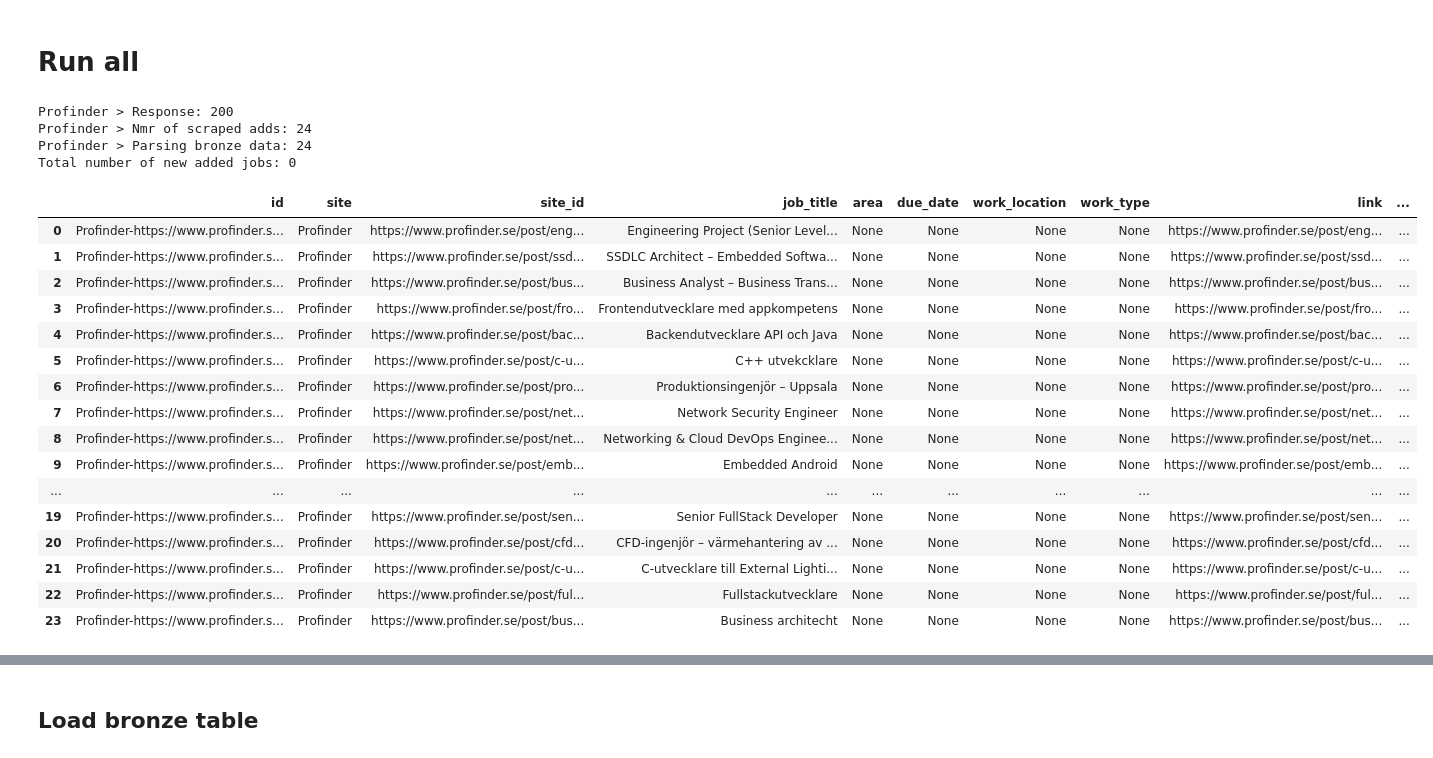
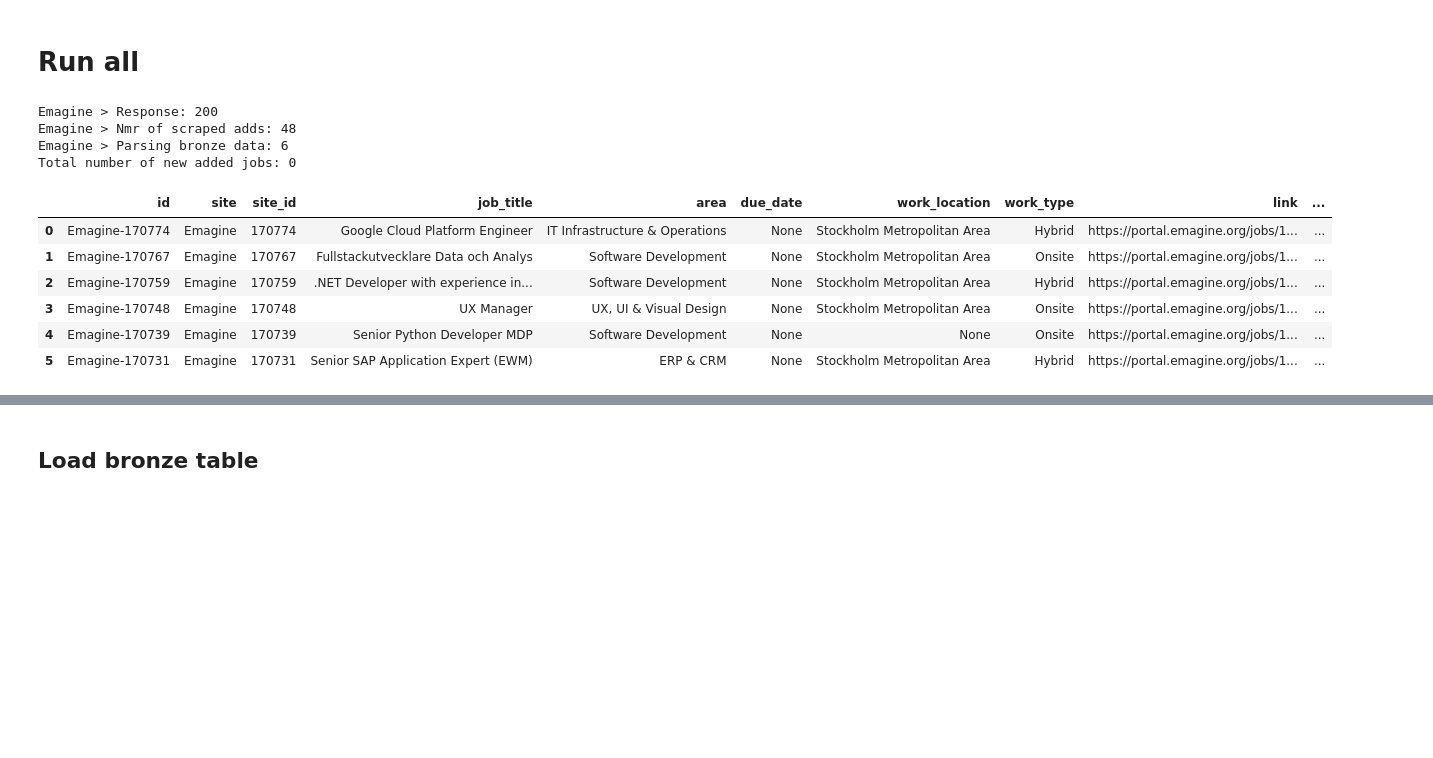
Before and after one commit to mimmitheresia/data_science-repo, a Jupyter notebook: jobscraping/notebooks/scrape_jobs.ipynb, the cells around one changed output, grey strips where cells are left out. Cells and saved outputs as stored; diff of their text form; code cells hidden in the pictures; blank space fills up the shorter version.

Commit message:
manufacturing - incl scrapers until regent

```diff
--- a/jobscraping/notebooks/scrape_jobs.ipynb
+++ b/jobscraping/notebooks/scrape_jobs.ipynb
@@ -24,51 +24,41 @@ from src.scrapers.upgraded_scraper import UpgradedScraper
 
 
 scrapers = [AfryScraper(), AliantScraper(), ASocietyScraper(), CinodeScraper(), CombitechScraper(), EmagineScraper(), EworkScraper(), ITCNetworkScraper(), NikitaScraper(), ProfinderScraper(), RegentScraper(), SenterpriseScraper(), SigmaScraper(), TingentScraper(), UpgradedScraper()]
-scrapers = [ProfinderScraper()] #Cindoe
+scrapers = [EmagineScraper()] #Cindoe
 #scrapers = []
 
 nr_ads_pre = len(load_local_data())
 
 for s in scrapers:
     response = s.request_status()
     scraped_payload_dict = s.scrape_jobs_payloads_dict(response)
 
     old_payload_data = load_local_data(file_name='jobs_payloads.csv')
     old_payload_dict = dict(zip(old_payload_data['id'], old_payload_data['raw_payload']))
     old_bronze_data = load_local_data()
 
     new_payload_dict = s.return_new_payloads(new_dict=scraped_payload_dict, old_dict=old_payload_dict)
     new_bronze_data = s.parse_bronze_data(new_payload_dict)
 
     updated_payload_dict = s.concat_dicts(new_payload_dict, old_payload_dict)
     updated_payload_data = pd.DataFrame(list(updated_payload_dict.items()), columns=['id','raw_payload'])
     updated_bronze_data = s.concat_new_rows(new_bronze_data, old_bronze_data)
 
     #unload_local_data(updated_payload_data, file_name='jobs_payloads.csv')
     #unload_local_data(updated_bronze_data)
 
 nr_ads_post = len(pd.read_csv('../data/bronze/jobs.csv'))
 print('Total number of new added jobs:', nr_ads_post-nr_ads_pre)
 new_bronze_data
 # %% [output]
-Profinder > Response: 200
-Profinder > Nmr of scraped adds: 24
-Profinder > Parsing bronze data: 24
+Emagine > Response: 200
+Emagine > Nmr of scraped adds: 48
+Emagine > Parsing bronze data: 6
 Total number of new added jobs: 0
 |  | id | site | site_id | job_title | area | due_date | work_location | work_type | link | ... |
-| 0 | Profinder-https://www.profinder.s... | Profinder | https://www.profinder.se/post/eng... | Engineering Project (Senior Level... | None | None | None | None | https://www.profinder.se/post/eng... | ... |
-| 1 | Profinder-https://www.profinder.s... | Profinder | https://www.profinder.se/post/ssd... | SSDLC Architect – Embedded Softwa... | None | None | None | None | https://www.profinder.se/post/ssd... | ... |
-| 2 | Profinder-https://www.profinder.s... | Profinder | https://www.profinder.se/post/bus... | Business Analyst – Business Trans... | None | None | None | None | https://www.profinder.se/post/bus... | ... |
-| 3 | Profinder-https://www.profinder.s... | Profinder | https://www.profinder.se/post/fro... | Frontendutvecklare med appkompetens | None | None | None | None | https://www.profinder.se/post/fro... | ... |
-| 4 | Profinder-https://www.profinder.s... | Profinder | https://www.profinder.se/post/bac... | Backendutvecklare API och Java | None | None | None | None | https://www.profinder.se/post/bac... | ... |
-| 5 | Profinder-https://www.profinder.s... | Profinder | https://www.profinder.se/post/c-u... | C++ utvekcklare | None | None | None | None | https://www.profinder.se/post/c-u... | ... |
-| 6 | Profinder-https://www.profinder.s... | Profinder | https://www.profinder.se/post/pro... | Produktionsingenjör – Uppsala | None | None | None | None | https://www.profinder.se/post/pro... | ... |
-| 7 | Profinder-https://www.profinder.s... | Profinder | https://www.profinder.se/post/net... | Network Security Engineer | None | None | None | None | https://www.profinder.se/post/net... | ... |
-| 8 | Profinder-https://www.profinder.s... | Profinder | https://www.profinder.se/post/net... | Networking & Cloud DevOps Enginee... | None | None | None | None | https://www.profinder.se/post/net... | ... |
-| 9 | Profinder-https://www.profinder.s... | Profinder | https://www.profinder.se/post/emb... | Embedded Android | None | None | None | None | https://www.profinder.se/post/emb... | ... |
-| ... | ... | ... | ... | ... | ... | ... | ... | ... | ... | ... |
-| 19 | Profinder-https://www.profinder.s... | Profinder | https://www.profinder.se/post/sen... | Senior FullStack Developer | None | None | None | None | https://www.profinder.se/post/sen... | ... |
-| 20 | Profinder-https://www.profinder.s... | Profinder | https://www.profinder.se/post/cfd... | CFD-ingenjör – värmehantering av ... | None | None | None | None | https://www.profinder.se/post/cfd... | ... |
-| 21 | Profinder-https://www.profinder.s... | Profinder | https://www.profinder.se/post/c-u... | C-utvecklare till External Lighti... | None | None | None | None | https://www.profinder.se/post/c-u... | ... |
-| 22 | Profinder-https://www.profinder.s... | Profinder | https://www.profinder.se/post/ful... | Fullstackutvecklare | None | None | None | None | https://www.profinder.se/post/ful... | ... |
-| 23 | Profinder-https://www.profinder.s... | Profinder | https://www.profinder.se/post/bus... | Business architecht | None | None | None | None | https://www.profinder.se/post/bus... | ... |
+| 0 | Emagine-170774 | Emagine | 170774 | Google Cloud Platform Engineer | IT Infrastructure & Operations | None | Stockholm Metropolitan Area | Hybrid | https://portal.emagine.org/jobs/1... | ... |
+| 1 | Emagine-170767 | Emagine | 170767 | Fullstackutvecklare Data och Analys | Software Development | None | Stockholm Metropolitan Area | Onsite | https://portal.emagine.org/jobs/1... | ... |
+| 2 | Emagine-170759 | Emagine | 170759 | .NET Developer with experience in... | Software Development | None | Stockholm Metropolitan Area | Hybrid | https://portal.emagine.org/jobs/1... | ... |
+| 3 | Emagine-170748 | Emagine | 170748 | UX Manager | UX, UI & Visual Design | None | Stockholm Metropolitan Area | Onsite | https://portal.emagine.org/jobs/1... | ... |
+| 4 | Emagine-170739 | Emagine | 170739 | Senior Python Developer MDP | Software Development | None | None | Onsite | https://portal.emagine.org/jobs/1... | ... |
+| 5 | Emagine-170731 | Emagine | 170731 | Senior SAP Application Expert (EWM) | ERP & CRM | None | Stockholm Metropolitan Area | Hybrid | https://portal.emagine.org/jobs/1... | ... |
```
Also changed, not shown: parts of 4 cells of this notebook, 20 other files.
